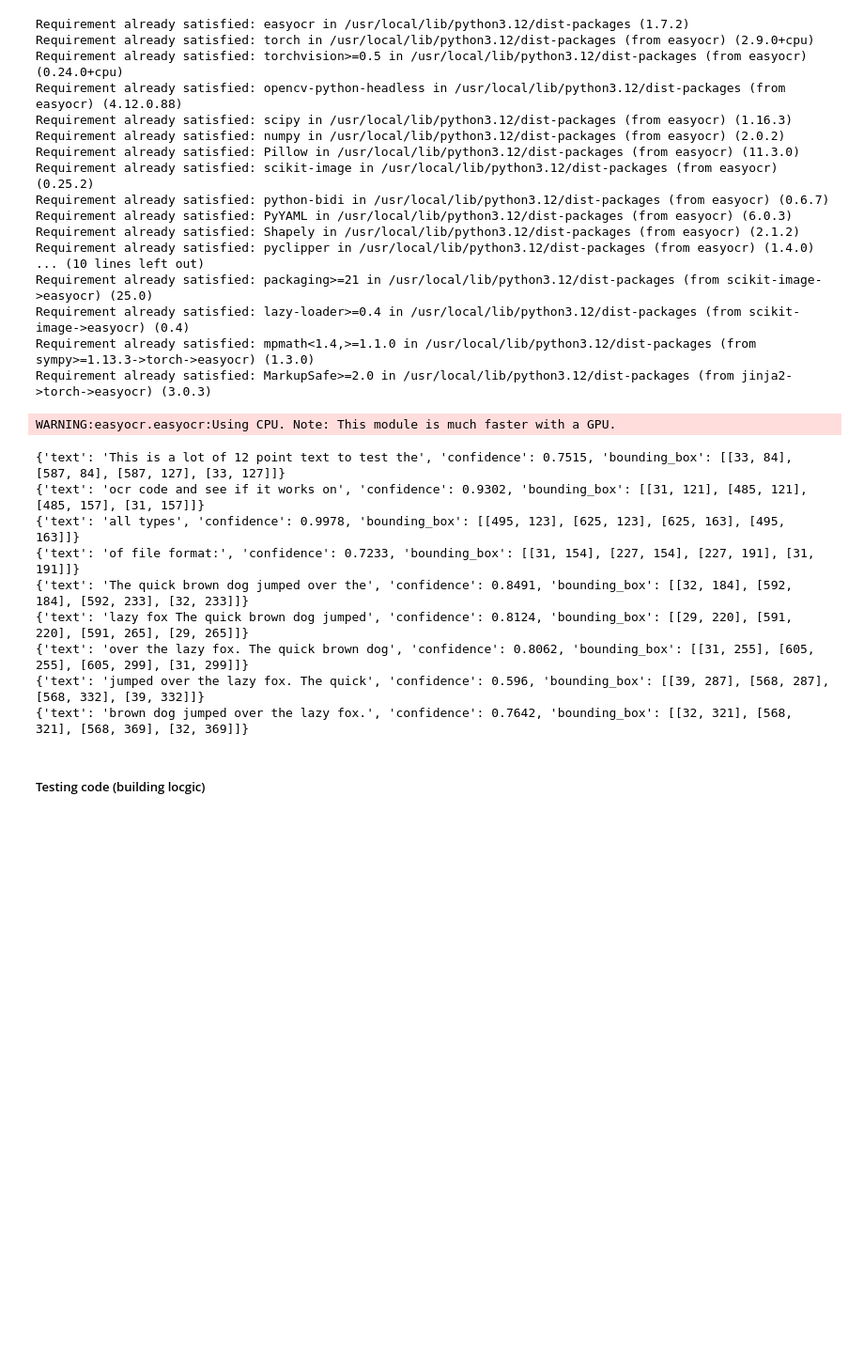
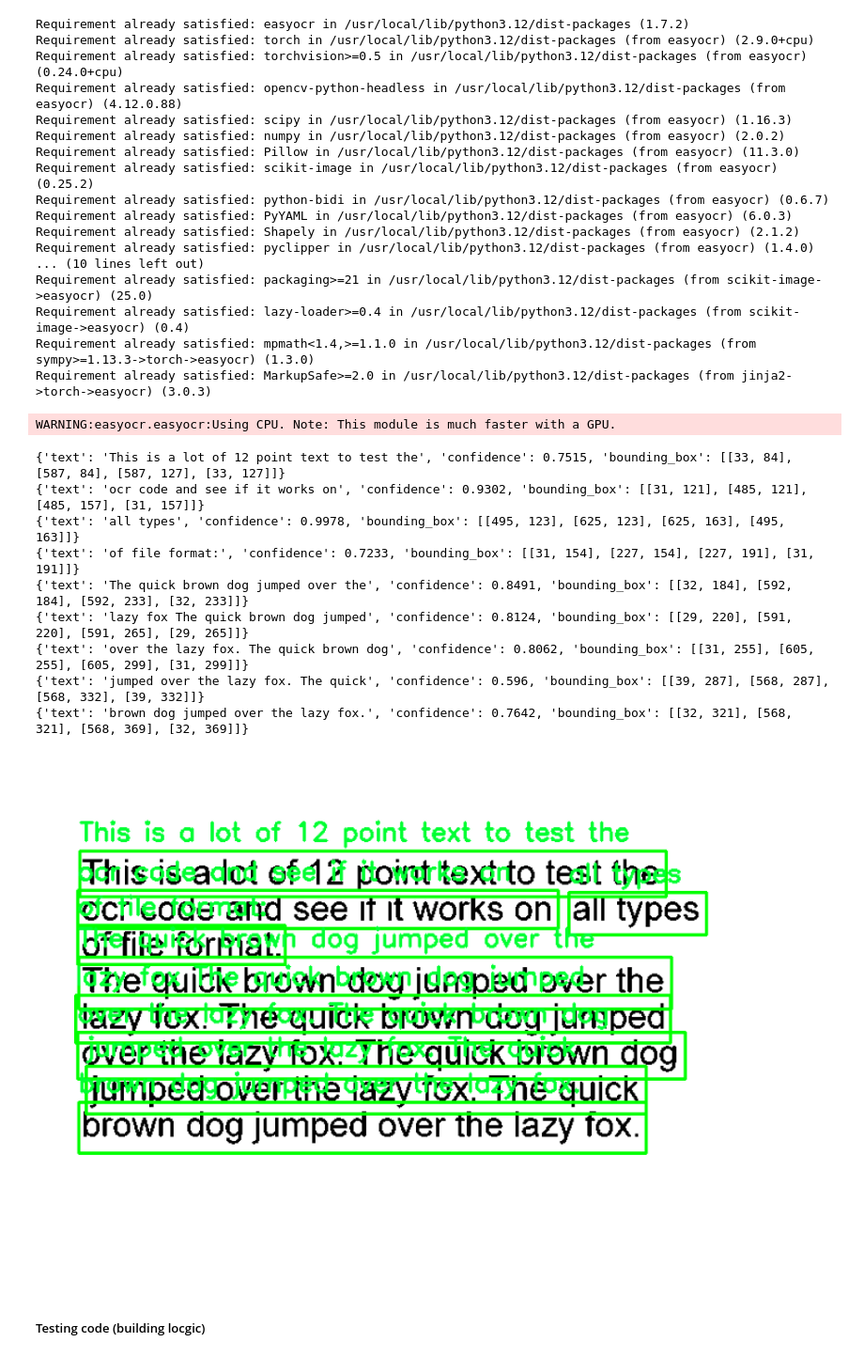
Before and after one commit to Srourrzan/AI_refresher, a Jupyter notebook: OCR.ipynb, the cells around one changed output. Shown at 94% size. Drawn from its saved outputs; the diff is of its cells as text; code cells hidden in the pictures; blank space fills up the shorter version.

Commit message:
write OCR output to the original image using visualization class method.

```diff
--- a/OCR.ipynb
+++ b/OCR.ipynb
@@ -28,7 +28,7 @@ import numpy as np;
 import matplotlib.pyplot as plt;
 # %%
 class OCR:
-  def __init__(self, languages=['en']):
+  def __init__(self, languages: list = ['en']):
     self.__reader = easyocr.Reader(languages, gpu=False);
     return ;
 
@@ -51,26 +51,42 @@ class OCR:
       };
       structured_data.append(data);
     return (original_img, structured_data);
+
+  def visualize(self, image: np.ndarray, results: list):
+    bbox: list;
+
+    for res in results:
+      bbox = res["bounding_box"];
+      top_left: tuple = tuple(bbox[0]);
+      bottom_right: tuple = tuple(bbox[2]);
+      cv2.rectangle(image, top_left, bottom_right, (0, 255, 0), 2);
+      cv2.putText(image, res["text"], (top_left[0], top_left[1] - 10), cv2.FONT_HERSHEY_SIMPLEX, 0.8, color=(50, 255, 0), thickness=2);
+    plt.figure(figsize=(10, 10));
+    plt.imshow(cv2.cvtColor(image, cv2.COLOR_BGR2RGB));
+    plt.axis("off");
+    plt.show();
 # %%
 ocr: OCR = OCR();
 img_path: str = "test-image-for-recognition.png";
 try:
   img, ocr_res = ocr.extract_text(img_path);
   for d in ocr_res:
     print(f"{d}");
+  ocr.visualize(img, ocr_res);
 except Exception as e:
   print(f"Error: {e}", file=sys.stderr);
 # %% [output]
 WARNING:easyocr.easyocr:Using CPU. Note: This module is much faster with a GPU.
 {'text': 'This is a lot of 12 point text to test the', 'confidence': 0.7515, 'bounding_box': [[33, 84], [587, 84], [587, 127], [33, 127]]}
 {'text': 'ocr code and see if it works on', 'confidence': 0.9302, 'bounding_box': [[31, 121], [485, 121], [485, 157], [31, 157]]}
 {'text': 'all types', 'confidence': 0.9978, 'bounding_box': [[495, 123], [625, 123], [625, 163], [495, 163]]}
 {'text': 'of file format:', 'confidence': 0.7233, 'bounding_box': [[31, 154], [227, 154], [227, 191], [31, 191]]}
 {'text': 'The quick brown dog jumped over the', 'confidence': 0.8491, 'bounding_box': [[32, 184], [592, 184], [592, 233], [32, 233]]}
 {'text': 'lazy fox The quick brown dog jumped', 'confidence': 0.8124, 'bounding_box': [[29, 220], [591, 220], [591, 265], [29, 265]]}
 {'text': 'over the lazy fox. The quick brown dog', 'confidence': 0.8062, 'bounding_box': [[31, 255], [605, 255], [605, 299], [31, 299]]}
 {'text': 'jumped over the lazy fox. The quick', 'confidence': 0.596, 'bounding_box': [[39, 287], [568, 287], [568, 332], [39, 332]]}
 {'text': 'brown dog jumped over the lazy fox.', 'confidence': 0.7642, 'bounding_box': [[32, 321], [568, 321], [568, 369], [32, 369]]}
+[figure, added]
 # %% [markdown]
 ##### Testing code (building locgic)
 # %%
```
